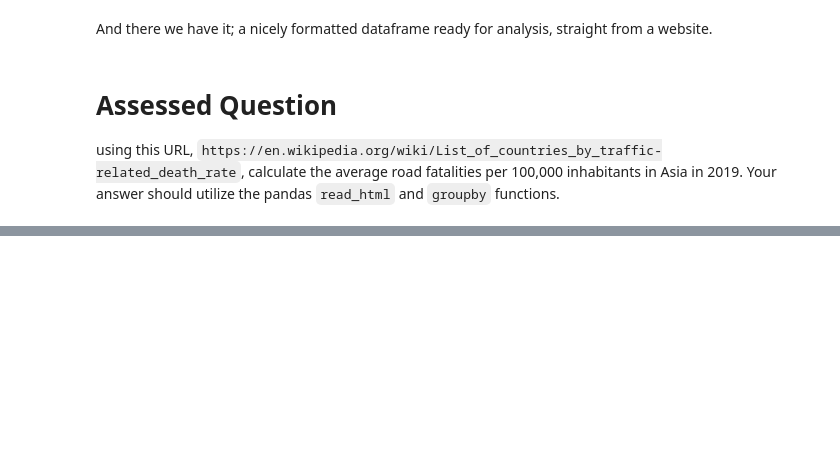
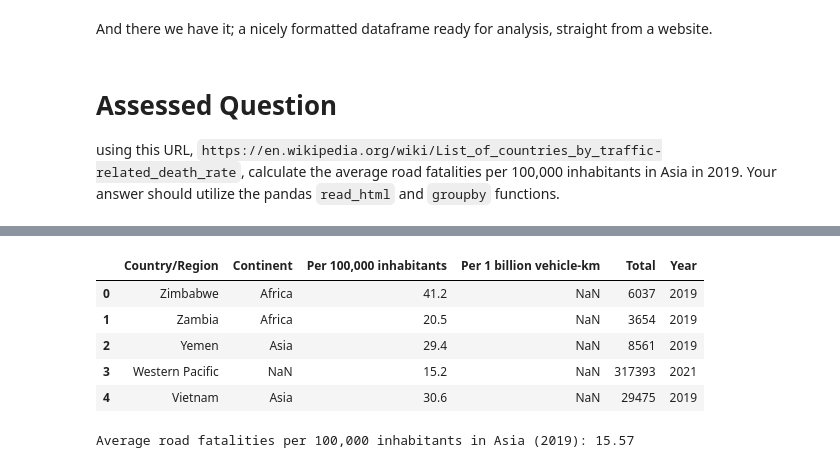
Before and after one commit to milanhassanucl/QM2, a Jupyter notebook: W2_Working_with_Data_in_Pandas.ipynb, the cells around one changed output, grey strips where cells are left out. Cells and saved outputs as stored; diff of their text form; code cells hidden in the pictures; blank space fills up the shorter version.

```diff
--- a/W2_Working_with_Data_in_Pandas.ipynb
+++ b/W2_Working_with_Data_in_Pandas.ipynb
@@ -395,3 +523,27 @@ And there we have it; a nicely formatted dataframe ready for analysis, straight
 # Assessed Question
 
 using this URL, `https://en.wikipedia.org/wiki/List_of_countries_by_traffic-related_death_rate`, calculate the average road fatalities per 100,000 inhabitants in Asia in 2019. Your answer should utilize the pandas `read_html` and `groupby` functions.
+# %%
+#The Wikipedia page blocks web scraping, so instead of using read_html, I manually copied the data into an Excel file, uploaded it to Colab, and imported it for analysis.
+
+
+from google.colab import files
+import pandas as pd
+
+
+files.upload()
+df = pd.read_excel('mortality_data.xlsx')
+display(df.head())
+
+
+rate_column = [c for c in df.columns if '100,000' in c][0]
+
+# Filter the data for Asia in 2019
+asia_2019_data = df[(df['Continent'] == 'Asia') & (df['Year'] == 2019)]
+
+# Calculate the average using groupby
+avg_by_continent = asia_2019_data.groupby('Continent')[rate_column].mean()
+
+# Print the result
+print(f"Average road fatalities per 100,000 inhabitants in Asia (2019): {avg_by_continent['Asia']:.2f}")
+# %% [output]
@@ -397,0 +551,7 @@ using this URL, `https://en.wikipedia.org/wiki/List_of_countries_by_traffic-rela
+|  | Country/Region | Continent | Per 100,000 inhabitants | Per 1 billion vehicle-km | Total | Year |
+| 0 | Zimbabwe | Africa | 41.2 | NaN | 6037 | 2019 |
+| 1 | Zambia | Africa | 20.5 | NaN | 3654 | 2019 |
+| 2 | Yemen | Asia | 29.4 | NaN | 8561 | 2019 |
+| 3 | Western Pacific | NaN | 15.2 | NaN | 317393 | 2021 |
+| 4 | Vietnam | Asia | 30.6 | NaN | 29475 | 2019 |
+Average road fatalities per 100,000 inhabitants in Asia (2019): 15.57
```
Also changed, not shown: parts of 20 cells of this notebook.
